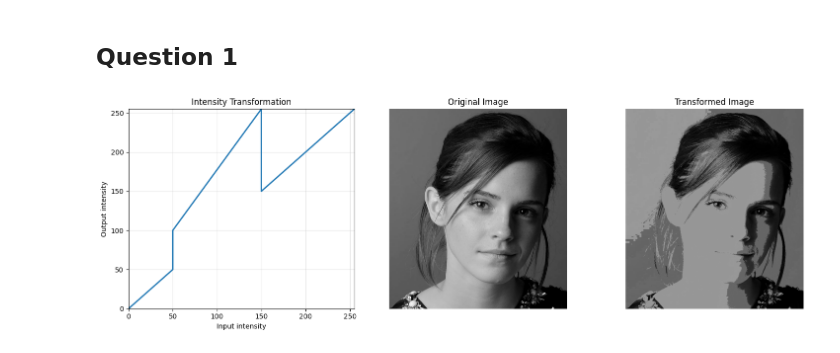
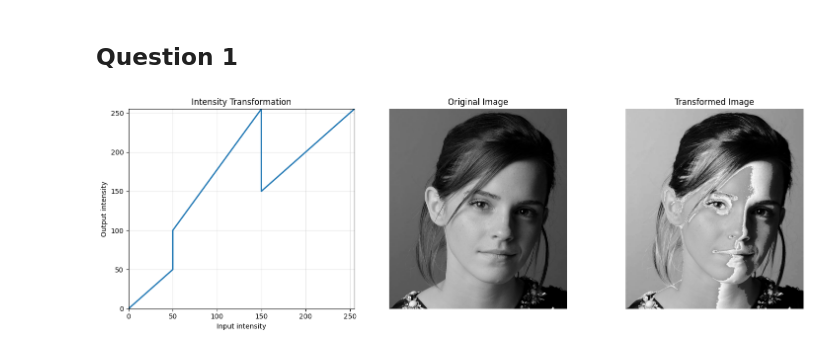
Before and after one commit to NethsanduKumarasinghe/EN3160_Assignment_01, a Jupyter notebook: EN3160_Assignment_01.ipynb, the cells around one changed output. Saved outputs shown, nothing was run; the diff lists cells and outputs as text; code cells hidden in the pictures.

```diff
--- a/EN3160_Assignment_01.ipynb
+++ b/EN3160_Assignment_01.ipynb
@@ -31,22 +31,20 @@ im = cv.imread(image_path, cv.IMREAD_GRAYSCALE)
 
 
 def intensity_transform(im, breakpoints):
-    x = breakpoints[:, 0]
-    y = breakpoints[:, 1]
-
     output = np.zeros_like(im, dtype=np.float32)
 
-    mask = im < 50
-    output[mask] = im[mask]
+    for i in range(len(breakpoints) - 1):
+        x1, y1 = breakpoints[i]
+        x2, y2 = breakpoints[i + 1]
 
-    mask = (im >= 50) & (im < 100)
-    output[mask] = 100 + (im[mask] - 50) * (150 - 100) / (100 - 50)
+        if x1 == x2:
+            continue
 
-    mask = (im >= 100) & (im < 150)
-    output[mask] = 150 + (im[mask] - 100) * (255 - 150) / (150 - 100)
+        mask = (im >= x1) & (im < x2)
 
-    mask = im >= 150
-    output[mask] = 150 + (im[mask] - 150) * (255 - 150) / (255 - 150)
+        output[mask] = y1 + (im[mask] - x1) * (y2 - y1) / (x2 - x1)
+
+    output[im >= breakpoints[-1, 0]] = breakpoints[-1, 1]
 
     return np.clip(output, 0, 255).astype(np.uint8)
 
@@ -54,39 +52,40 @@ def intensity_transform(im, breakpoints):
 breakpoints = np.array([
     [0, 0],
     [50, 50],
-    [100, 150],
+    [50,100],
     [150, 255],
+    [150,150],
     [255, 255]
 ])
 
 transformed = intensity_transform(im, breakpoints)
 
 plt.figure(figsize=(15, 5))
 plt.subplot(1, 3, 1)
-x_plot = [0, 50, 50, 150, 150, 255]
-y_plot = [0, 50, 100, 255, 150, 255]
+x_plot = breakpoints[:, 0]
+y_plot = breakpoints[:, 1]
 plt.plot(x_plot, y_plot, linewidth=2)
 plt.xlim(0, 255)
 plt.ylim(0, 255)
 
 plt.xlabel("Input intensity")
 plt.ylabel("Output intensity")
 plt.title("Intensity Transformation")
 
 plt.grid(alpha=0.3)
 
 plt.subplot(1, 3, 2)
 plt.imshow(im, cmap="gray", vmin=0, vmax=255)
 plt.title("Original Image")
 plt.axis("off")
 
 plt.subplot(1, 3, 3)
 plt.imshow(transformed, cmap="gray", vmin=0, vmax=255)
 plt.title("Transformed Image")
 plt.axis("off")
 
 plt.tight_layout()
 
 plt.show()
 # %% [output]
-[figure, old version]
+[figure, new version]
```
Also changed, not shown: parts of 1 cell of this notebook.
